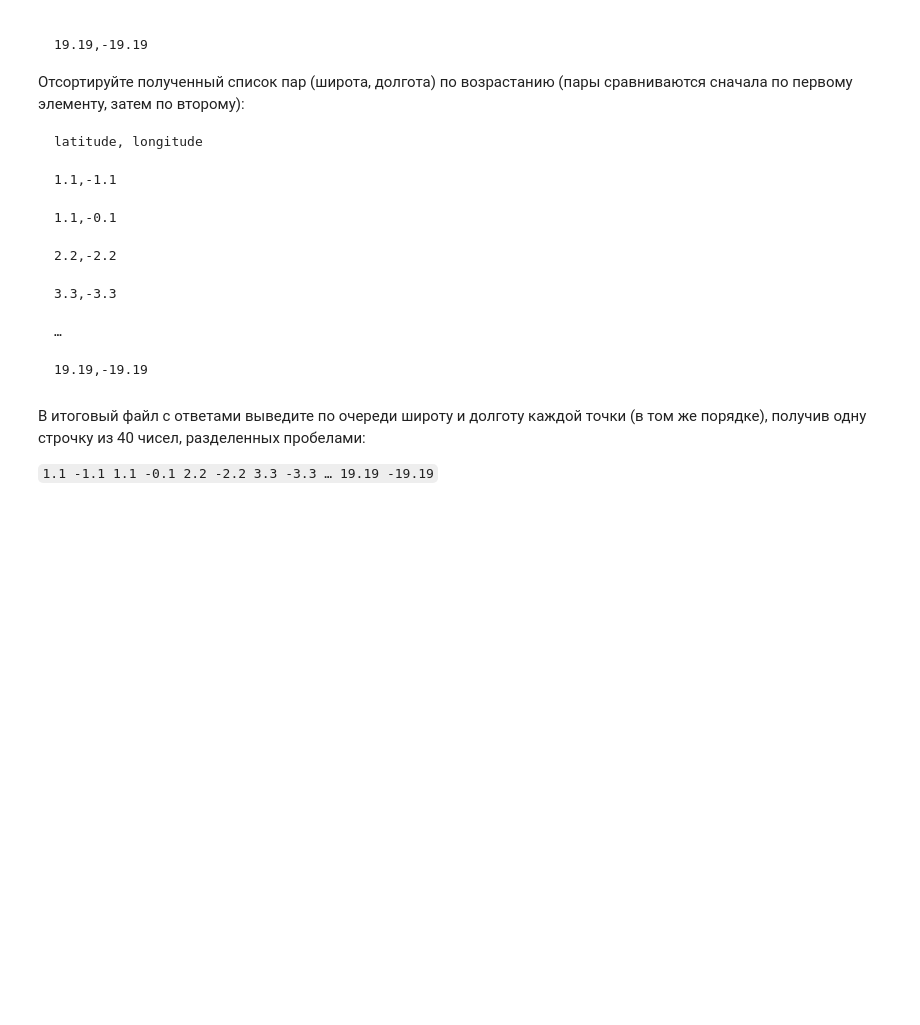
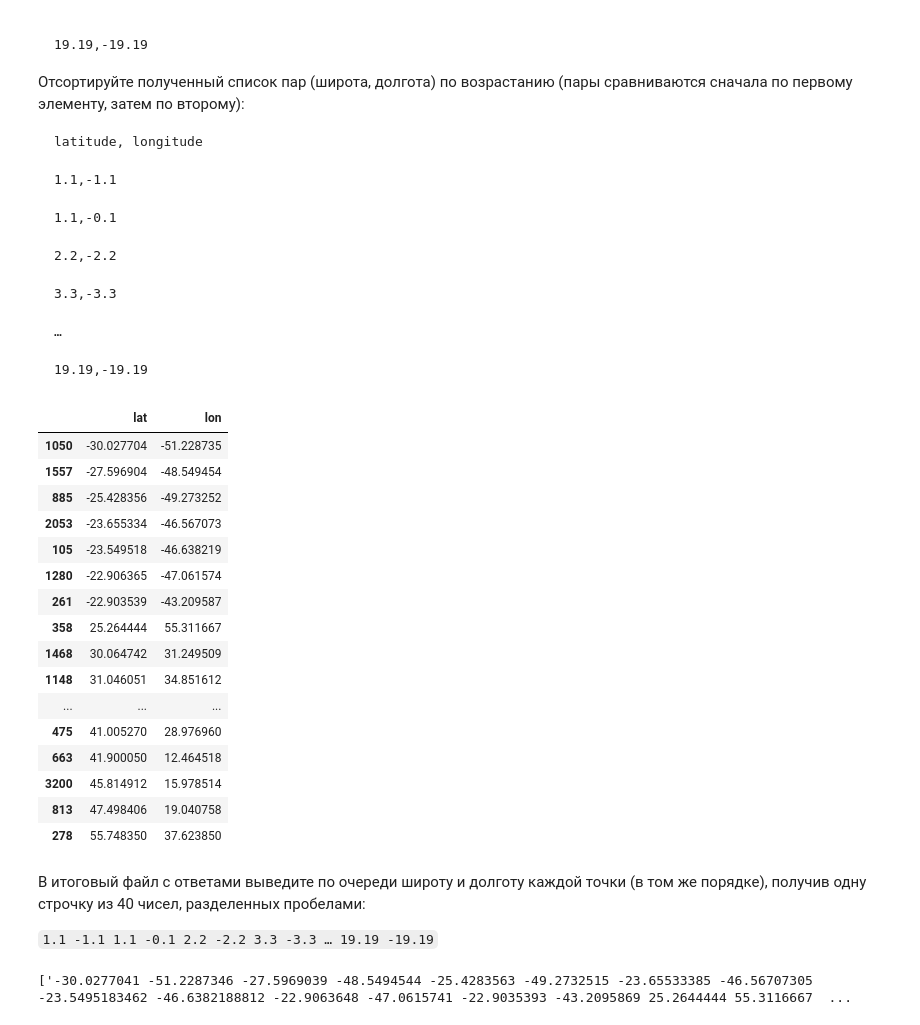
Before and after one commit to kirrlix1994/specialization_yandex_and_mipt, a Jupyter notebook: 3-unsupervised-learning/assignments/1_cluster.ipynb, the cells around one changed output. Drawn from its saved outputs; the diff is of its cells as text; code cells hidden in the pictures; blank space fills up the shorter version.

````diff
--- a/3-unsupervised-learning/assignments/1_cluster.ipynb
+++ b/3-unsupervised-learning/assignments/1_cluster.ipynb
@@ -277,6 +292,27 @@ latitude, longitude
 
 19.19,-19.19
 ```
+# %%
+final_clusters = top_20_clusters[['lat','lon']].sort_values(['lat', 'lon'], ascending=True )
+final_clusters
+# %% [output]
+|  | lat | lon |
+| 1050 | -30.027704 | -51.228735 |
+| 1557 | -27.596904 | -48.549454 |
+| 885 | -25.428356 | -49.273252 |
+| 2053 | -23.655334 | -46.567073 |
+| 105 | -23.549518 | -46.638219 |
+| 1280 | -22.906365 | -47.061574 |
+| 261 | -22.903539 | -43.209587 |
+| 358 | 25.264444 | 55.311667 |
+| 1468 | 30.064742 | 31.249509 |
+| 1148 | 31.046051 | 34.851612 |
+| ... | ... | ... |
+| 475 | 41.005270 | 28.976960 |
+| 663 | 41.900050 | 12.464518 |
+| 3200 | 45.814912 | 15.978514 |
+| 813 | 47.498406 | 19.040758 |
+| 278 | 55.748350 | 37.623850 |
 # %% [markdown]
 В итоговый файл с ответами выведите по очереди широту и долготу каждой точки (в том же порядке), получив одну строчку из 40 чисел, разделенных пробелами:
 
@@ -283,0 +332,6 @@ latitude, longitude
+# %%
+# check:
+with open("Clustering_answer.txt", "r") as f_in:
+    print f_in.readlines()
+# %% [output]
+['-30.0277041 -51.2287346 -27.5969039 -48.5494544 -25.4283563 -49.2732515 -23.65533385 -46.56707305 -23.5495183462 -46.6382188812 -22.9063648 -47.0615741 -22.9035393 -43.2095869 25.2644444 55.3116667  ...
````
Also changed, not shown: parts of 5 cells of this notebook, 1 other file.
